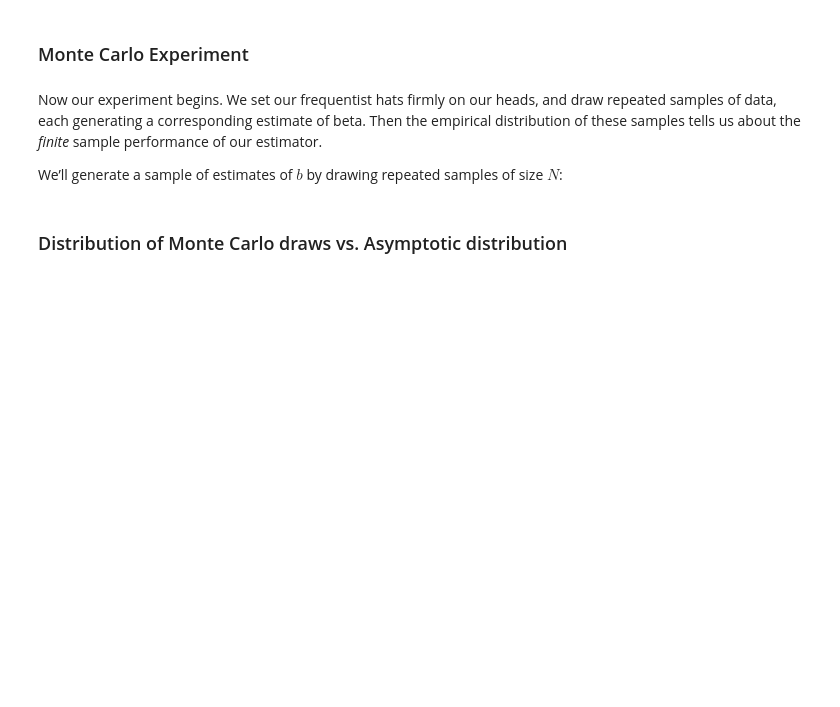
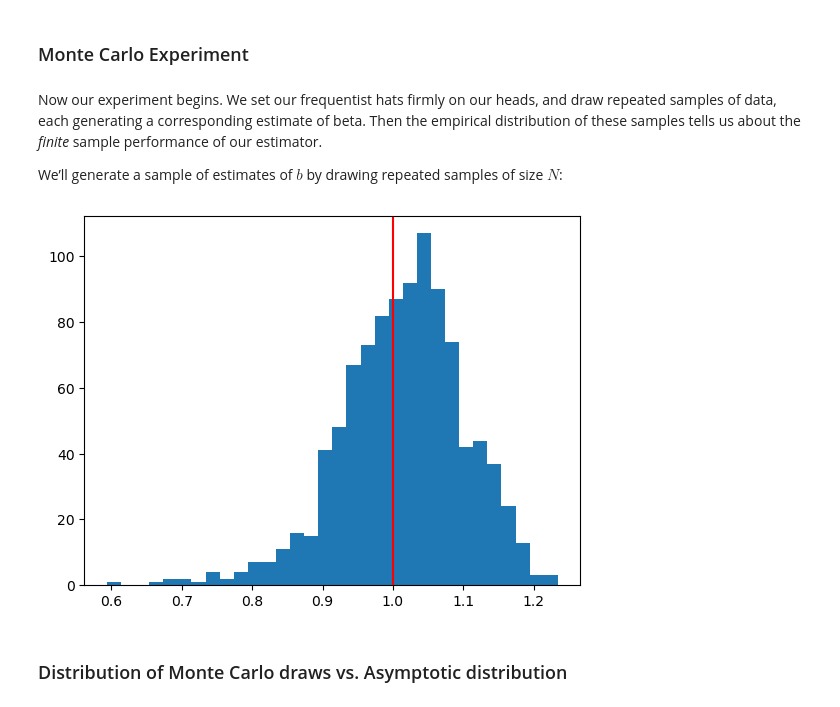
Before and after one commit to ligonteaching/ARE212_Materials, a Jupyter notebook: gmm_finite_samples.ipynb, the cells around one changed output. Cells and saved outputs as stored; diff of their text form; code cells hidden in the pictures; blank space fills up the shorter version.

```diff
--- a/gmm_finite_samples.ipynb
+++ b/gmm_finite_samples.ipynb
@@ -263,19 +288,21 @@ these samples tells us about the *finite* sample performance of our estimator.
 We&rsquo;ll generate a sample of estimates of $b$ by drawing repeated
 samples of size $N$:
 # %%
-N = 1000 # Sample size
+N = 100 # Sample size
 
 D = 1000 # Monte Carlo draws
 
 b_draws = []
 J_draws = []
 for d in range(D):
     soltn = two_step_gmm(dgp(N,*truth))
     b_draws.append(soltn.x)
     J_draws.append(soltn.fun)
 
 _ = plt.hist(b_draws,bins=int(np.ceil(np.sqrt(D))))
 _ = plt.axvline(beta,color='r')
+# %% [output]
+[figure, added]
 # %% [markdown]
 ### Distribution of Monte Carlo draws vs. Asymptotic distribution
 # %% [markdown]
```
Also changed, not shown: parts of 9 cells of this notebook, 1 other file.
